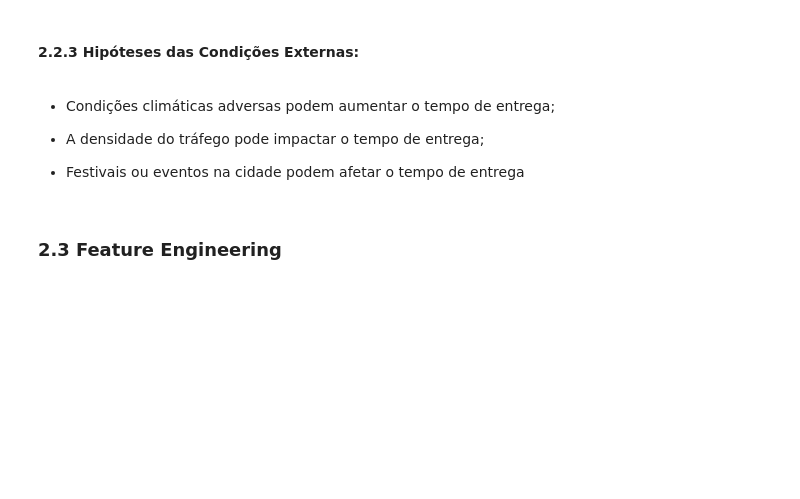
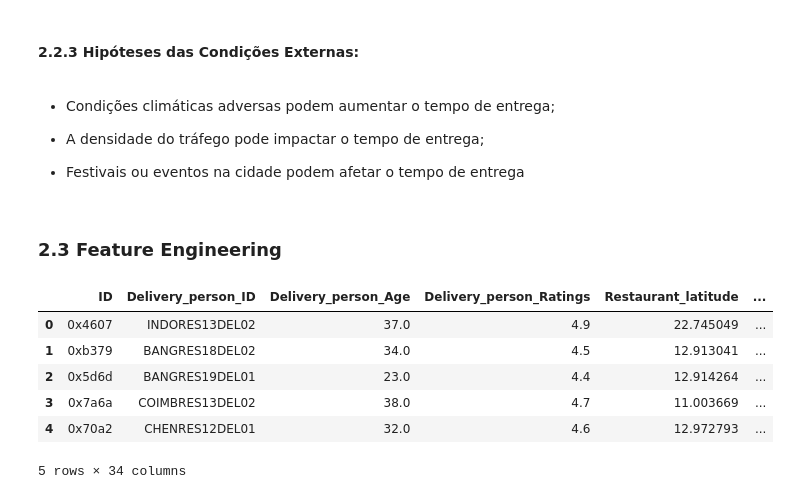
Before and after one commit to samantasobral/projeto_integrador_2, a Jupyter notebook: notebooks/Delivery.ipynb, the cells around one changed output. Cells and saved outputs as stored; diff of their text form; code cells hidden in the pictures; blank space fills up the shorter version.

```diff
--- a/notebooks/Delivery.ipynb
+++ b/notebooks/Delivery.ipynb
@@ -279,3 +281,13 @@ def calculate_distance(df):
     df['distance'] = df['distance'].astype('str').str.extract('(\d+)').astype('int64')
 
 calculate_distance(df2)
+# %%
+df2.head()
+# %% [output]
+|  | ID | Delivery_person_ID | Delivery_person_Age | Delivery_person_Ratings | Restaurant_latitude | ... |
+| 0 | 0x4607 | INDORES13DEL02 | 37.0 | 4.9 | 22.745049 | ... |
+| 1 | 0xb379 | BANGRES18DEL02 | 34.0 | 4.5 | 12.913041 | ... |
+| 2 | 0x5d6d | BANGRES19DEL01 | 23.0 | 4.4 | 12.914264 | ... |
+| 3 | 0x7a6a | COIMBRES13DEL02 | 38.0 | 4.7 | 11.003669 | ... |
+| 4 | 0x70a2 | CHENRES12DEL01 | 32.0 | 4.6 | 12.972793 | ... |
+5 rows × 34 columns
```
Also changed, not shown: parts of 21 cells of this notebook.
